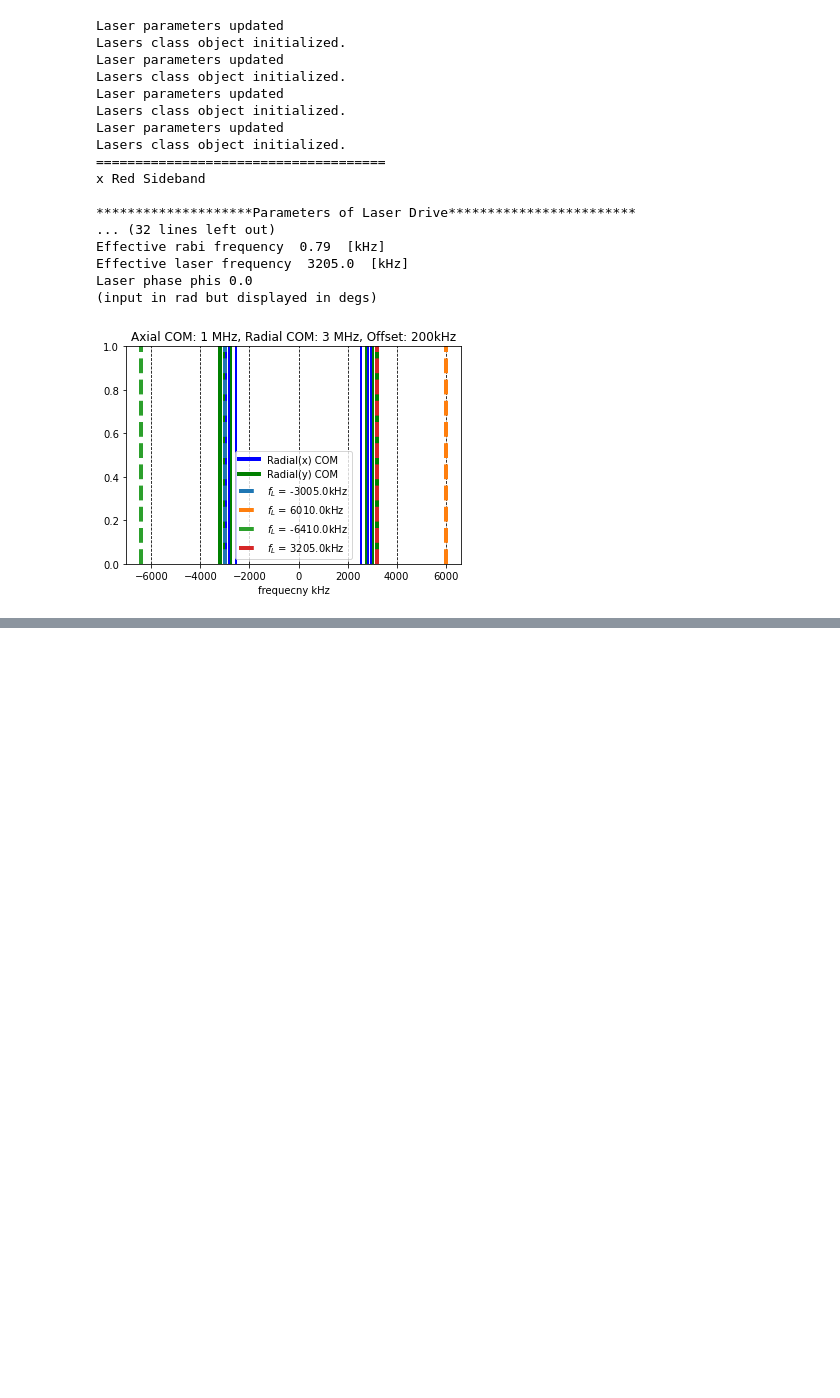
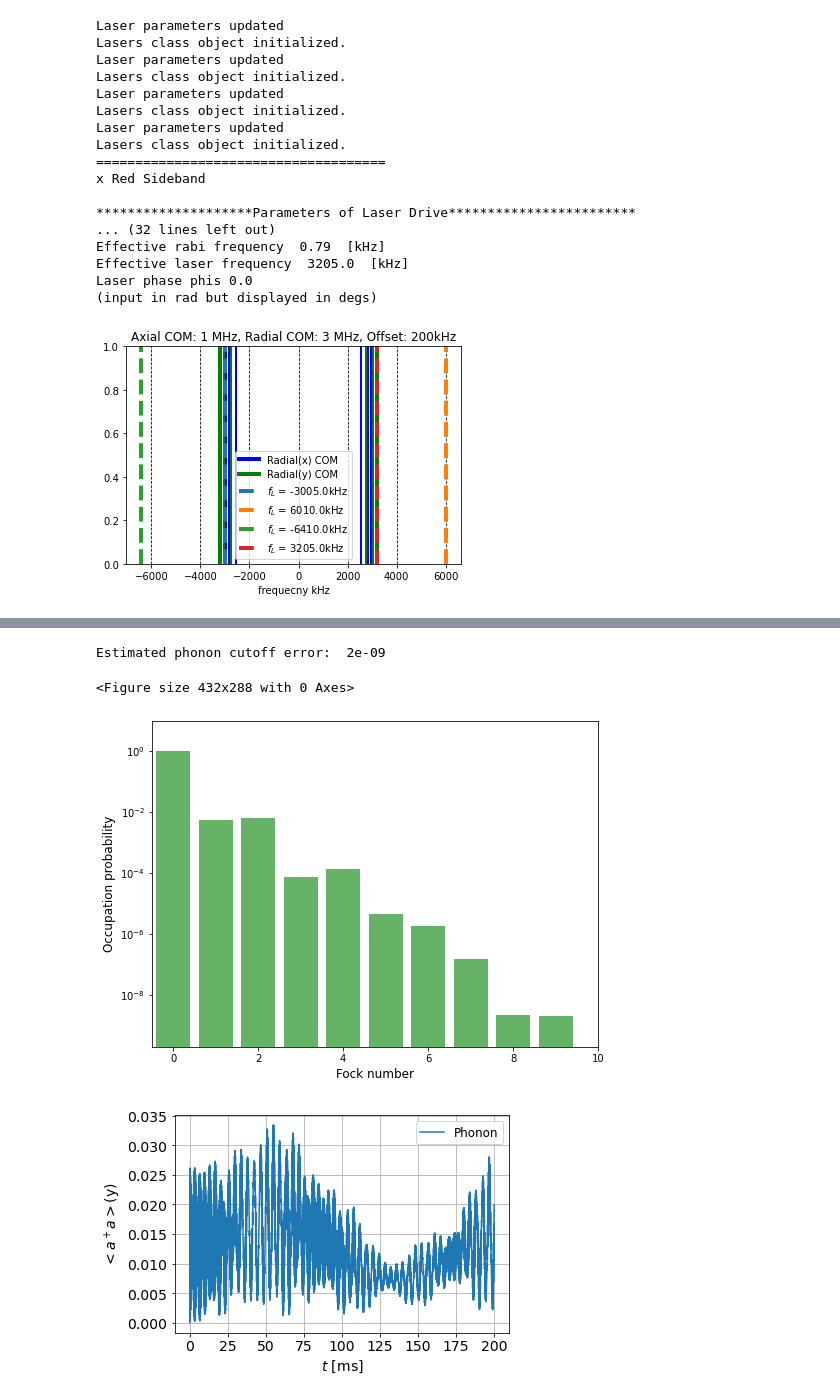
Before and after one commit to TrappedIonRice/Open-Quantum-system-simulation, a Jupyter notebook: example notebook/Example 1.5a.ipynb, the cells around one changed output, grey strips where cells are left out. Saved outputs shown, nothing was run; the diff lists cells and outputs as text; code cells hidden in the pictures; blank space fills up the shorter version.

```diff
--- a/example notebook/Example 1.5a.ipynb
+++ b/example notebook/Example 1.5a.ipynb
@@ -185,0 +187,20 @@ Estimated phonon cutoff error:  1.4e-08
+# %%
+#%%phonon evolution
+#y phonon modes
+sp_op.phonon_cutoff_error(result1.states, ion_sys, df=2, mindex=0,plot=True)
+pplot = expect(sp_op.phonon_measure(ion_sys,2,mindex=0), result1.states)
+plt.plot(times,pplot,label = 'Phonon')
+plt.xlabel(r'$t$ [ms]',fontsize = 14)
+#title = r'$\delta_{com} = $'+str(ion_sys.delta)+' kHz'
+plt.ylabel(r'$<a^+ a>$(y)',fontsize = 14)
+#plt.title(title,fontsize = 14)
+plt.yticks(fontsize = 14)
+plt.xticks(fontsize = 14)
+plt.legend(fontsize = 12)
+plt.grid()
+plt.show()
+# %% [output]
+Estimated phonon cutoff error:  2e-09
+<Figure size 432x288 with 0 Axes>
+[figure, added]
+[figure, added]
```
Also changed, not shown: parts of 4 cells of this notebook, 7 other files.
